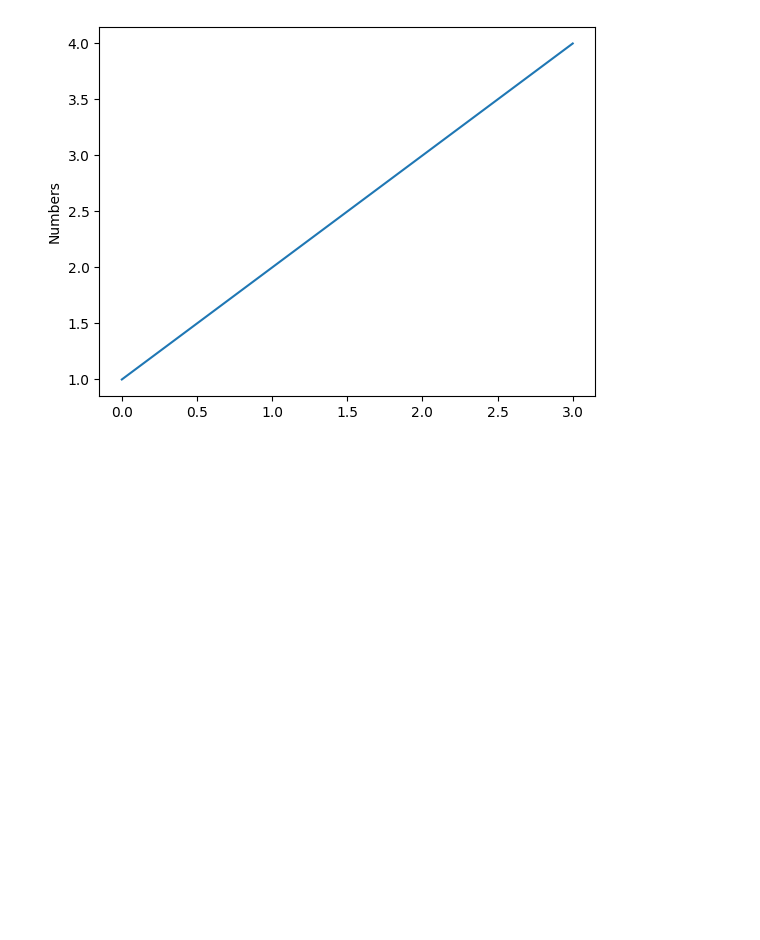
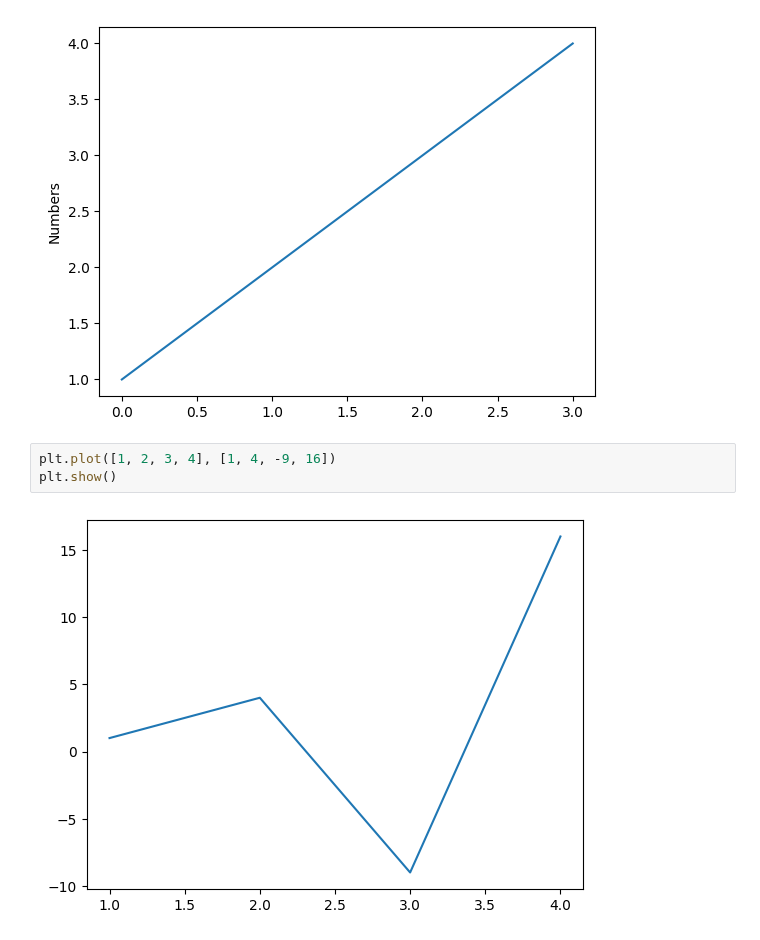
Before and after one commit to flyinacres/kaggle, a Jupyter notebook: matplotlib1.ipynb, the cells around one changed output. Cells and saved outputs as stored; diff of their text form; blank space fills up the shorter version.

```diff
--- a/matplotlib1.ipynb
+++ b/matplotlib1.ipynb
@@ -58,3 +58,8 @@ plt.ylabel('Numbers')
 plt.show()
 # %% [output]
 [figure]
+# %%
+plt.plot([1, 2, 3, 4], [1, 4, -9, 16])
+plt.show()
+# %% [output]
+[figure, added]
```
Also changed, not shown: parts of 2 cells of this notebook.
